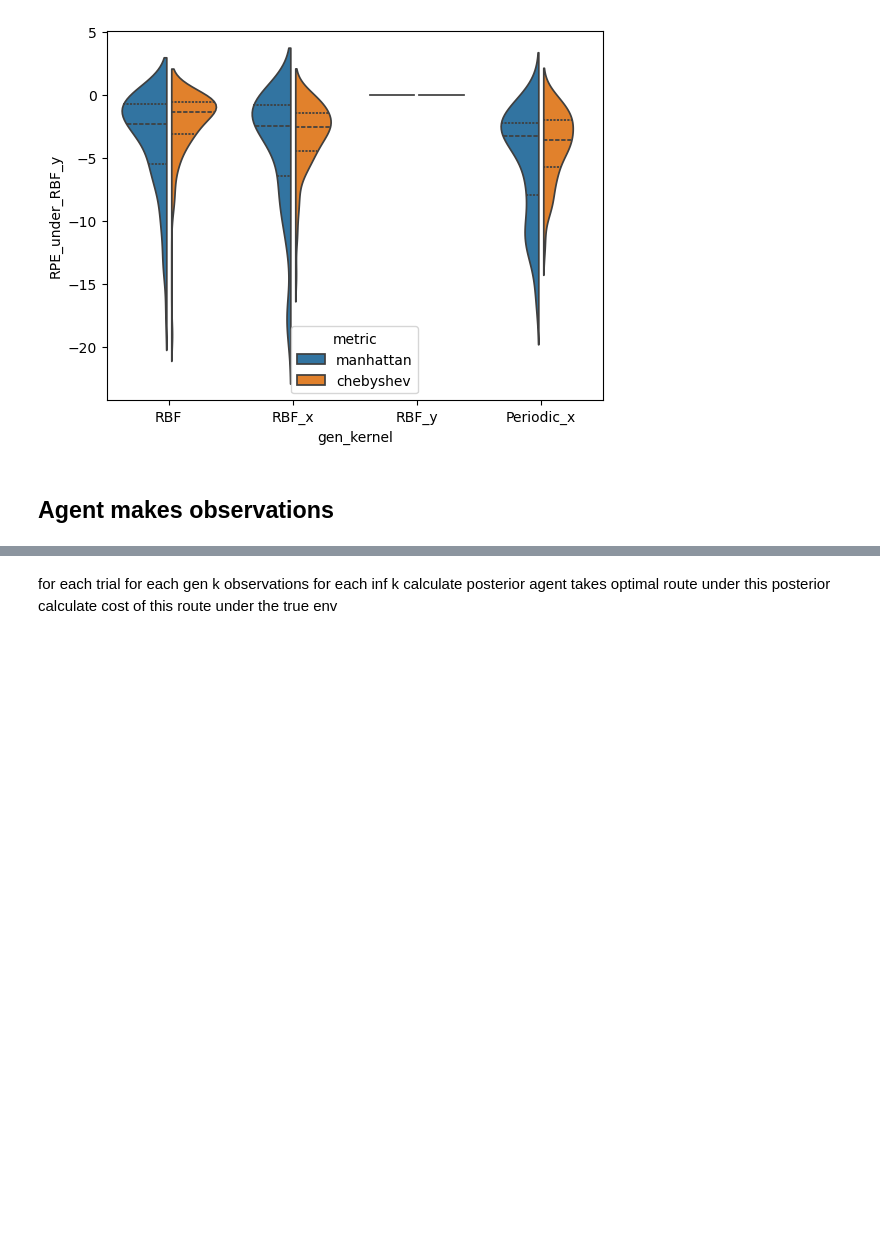
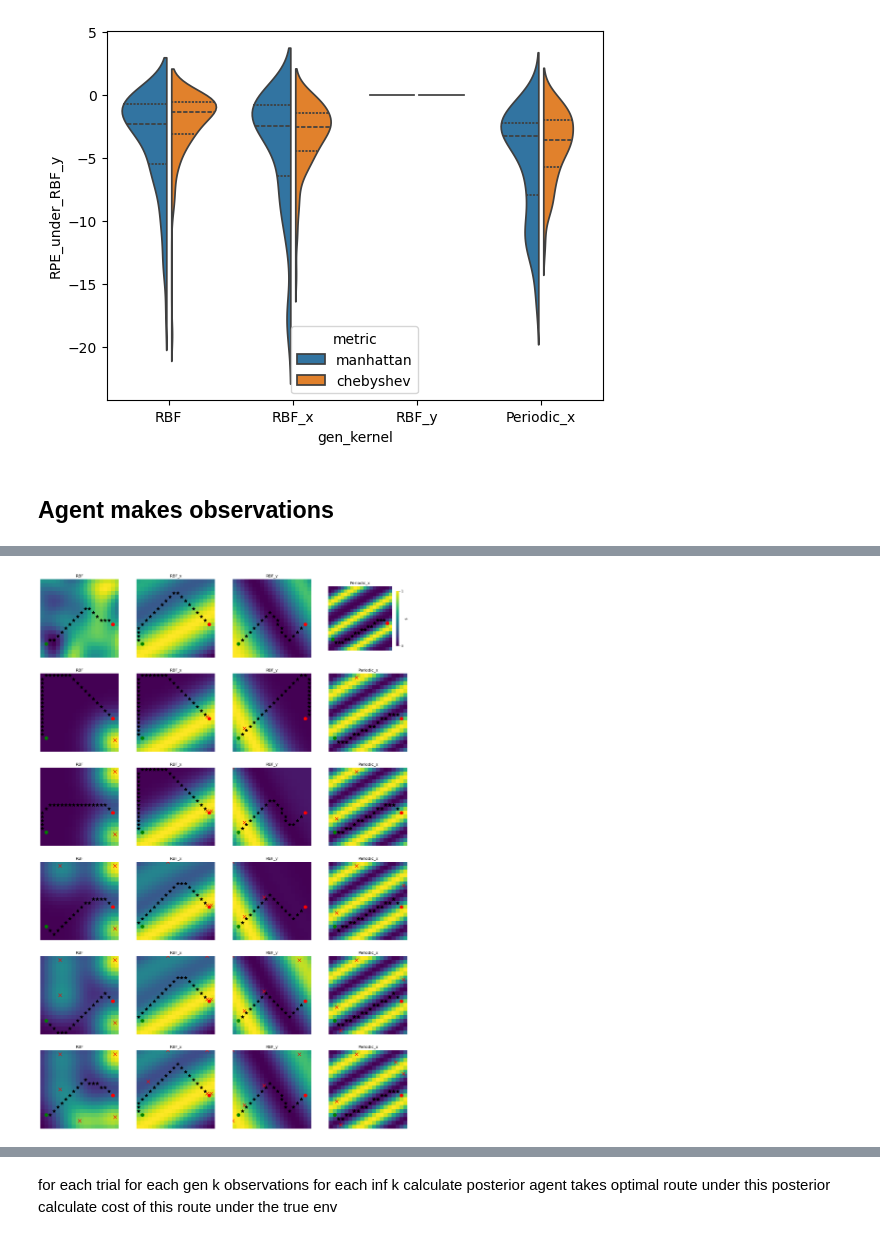
Before and after one commit to tgham/context_exploration, a Jupyter notebook: GP_worlds.ipynb, the cells around one changed output, grey strips where cells are left out. Saved outputs shown, nothing was run; the diff lists cells and outputs as text; code cells hidden in the pictures; blank space fills up the shorter version.

Commit message:
agent makes observations

```diff
--- a/GP_worlds.ipynb
+++ b/GP_worlds.ipynb
@@ -610,9 +605,19 @@ samples.shape
 # %%
+importlib.reload(plotter)
+from plotter import *
+"""
+- Agent makes point observations from the true reward distribution
+- After each observation, the agent calculates the posterior over the entire environment under each of the kernels, and then takes the optimal path under each of the kernels
+- Alternatively, the observations are made along the route.
+- The question is therefore whether we want exploration to be on-route, or route-independent
+"""
+
 ## init info
-n_obs = 10
+n_obs = 5
 columns = [
     'trial',
     'n_obs',
+    'metric',
     'gen_kernel',
     'inf_kernel',
     'optimal_cost',
@@ -621,34 +626,102 @@ columns = [
     'n_actual',
     'RPE'
 ]
-df_agent = pd.DataFrame
+df_agent = pd.DataFrame(columns = columns)
+plotting_ts = [0]
 
 ## for each trial
 # for t in tqdm(range(n_trials)):
 for t in tqdm(range(5)):
     pair = all_pairs[t]
+    if t in plotting_ts:
+        fig, axs = plt.subplots(n_obs+1,n_k, figsize=(n_k*5,n_obs*6))
+        if n_metrics == 1:
+            axs = np.expand_dims(axs, axis = 0)
 
     ## for each generative kernel (i.e. true reward distribution)
     for kg, k_gen in enumerate(koi):
         k_gen_name = kernel_names[kg]
         true_samples = all_samples[k_gen_name][t]
 
         ## observations from true reward distribution
         all_obs = gp.gen_obs(true_samples, n_obs)
+
+        ## plot true reward distribution and ground truth optimal path
+        if t in plotting_ts:
+            plot_r(true_samples, axs[0,kg], k_gen_name, cbar = kg==(len(koi)-1))
+            # plot_obs(all_obs, axs[0,kg], text=False)
+            optimal_traj = df_gp.loc[(df_gp['gen_kernel']==k_gen_name) & (df_gp['trial']==t) & (df_gp['metric']=='chebyshev'), 'o_traj'].values[0]
+            plot_traj([optimal_traj], axs[0,kg])
 
         ## for each inference kernel
         for ki, k_inf in enumerate(koi):
             k_inf_name = kernel_names[ki]
 
             ## incrementally increase the number of observations
             for o in range(n_obs):
                 obs = all_obs[:o+1]
 
                 ## calculate posterior over the entire environment, given the observations made so far
                 post_mean, post_cov = gp.post_pred(k_inf, obs)
+                if post_mean.min()<0: ## to ensure the posterior is non-negative
+                    post_mean -= post_mean.min()
 
                 ## agent takes route based on this posterior
                 for metric in metrics:
-                    actual_traj, actual_route_cost = gp.optimal_trajectory(pair,post_mean.reshape(N,N),metric,0)
+                    actual_traj, _ = gp.optimal_trajectory(pair,post_mean.reshape(N,N),metric,0)
                     n_actual = len(o_traj)
+                    actual_route_cost = [true_samples[x, y] for x, y in actual_traj]
                     actual_cost = np.sum(actual_route_cost)
+
+                    ## calculate RPE
+                    optimal_cost = df_gp.loc[(df_gp['gen_kernel']==k_gen_name) & (df_gp['trial']==t) & (df_gp['metric']==metric), 'optimal_cost'].values[0]
+                    RPE = optimal_cost - actual_cost
+
+                    row = pd.Series({
+                        'trial': t,
+                        'n_obs': o+1,
+                        'metric': metric,
+                        'gen_kernel': k_gen_name,
+                        'inf_kernel': k_inf_name,
+                        'optimal_cost': optimal_cost,
+                        'n_optimal': n_optimal,
+                        'actual_cost': actual_cost,
+                        'n_actual': n_actual,
+                        'RPE': RPE
+                    })
+                    df_tmp = pd.DataFrame(columns = columns)
+                    for key in row.keys():
+                        df_tmp[key] = [row[key]]
+                    df_agent = pd.concat([df_agent, df_tmp], ignore_index = True)
+
+
+                    ## after each observation, plot the posterior under the correct kernel, and its optimal path
+                    if t in plotting_ts:
+                        if metric == 'chebyshev':
+                            if k_inf_name == k_gen_name:
+                                title = k_gen_name#+'\n'+str(np.round(100*RPE/optimal_cost))+'%'
+                                plot_r(post_mean.reshape(N,N), axs[o+1,kg], title, cbar = False)
+                                plot_obs(obs, axs[o+1,kg], text=False)
+                                plot_traj([actual_traj], axs[o+1,kg])
+
+
+        ## plot
+        # if t in plotting_ts:
+        #     for mi, metric in enumerate(['chebyshev']):
+        #         title = k_gen_name
+        #         plot_r(true_samples, axs[0,kg], title, cbar = kg==(len(koi)-1))
+        #         plot_obs(all_obs, axs[0,kg], text=False)
+        #         for ki, k_inf in enumerate(koi):
+        #             k_inf_name = kernel_names[ki]
+        #             post_mean, post_cov = gp.post_pred(k_inf, all_obs)
+        #             title = k_inf_name
+        #             plot_r(post_mean.reshape(N,N), axs[mi+1,kg], title, cbar = kg==(len(koi)-1))
+        #             textstr = '\n'.join((
+        #                 f'Optimal: n={n_optimal}, {np.round(optimal_cost, 3)}',
+        #                 f'Actual: n={n_actual}, {np.round(actual_cost, 3)}',
+        #                 f'RPE: {np.round(RPE, 3)}'))
+        #             props = dict(boxstyle='round', facecolor='wheat', alpha=0.5)
+        #             axs[mi+1,kg].text(0.0, -0.05, textstr, transform=axs[mi+1,kg].transAxes, fontsize=14,
+        #                         verticalalignment='top', bbox=props)
+# %% [output]
+[figure, added]
```
Also changed, not shown: parts of 4 cells of this notebook.
